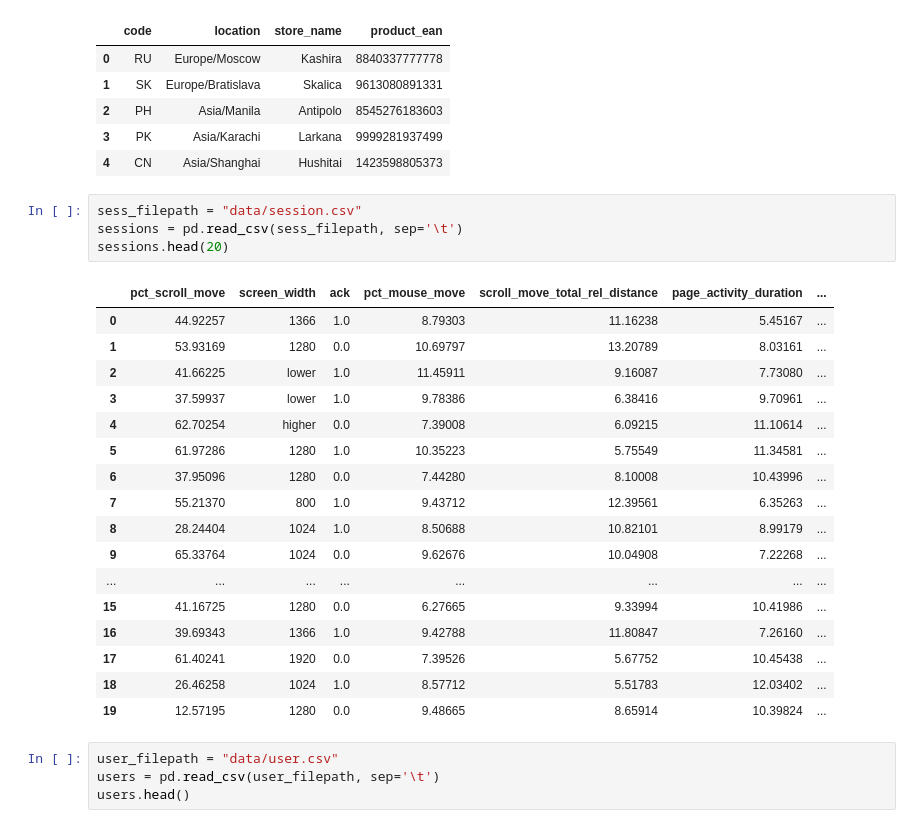
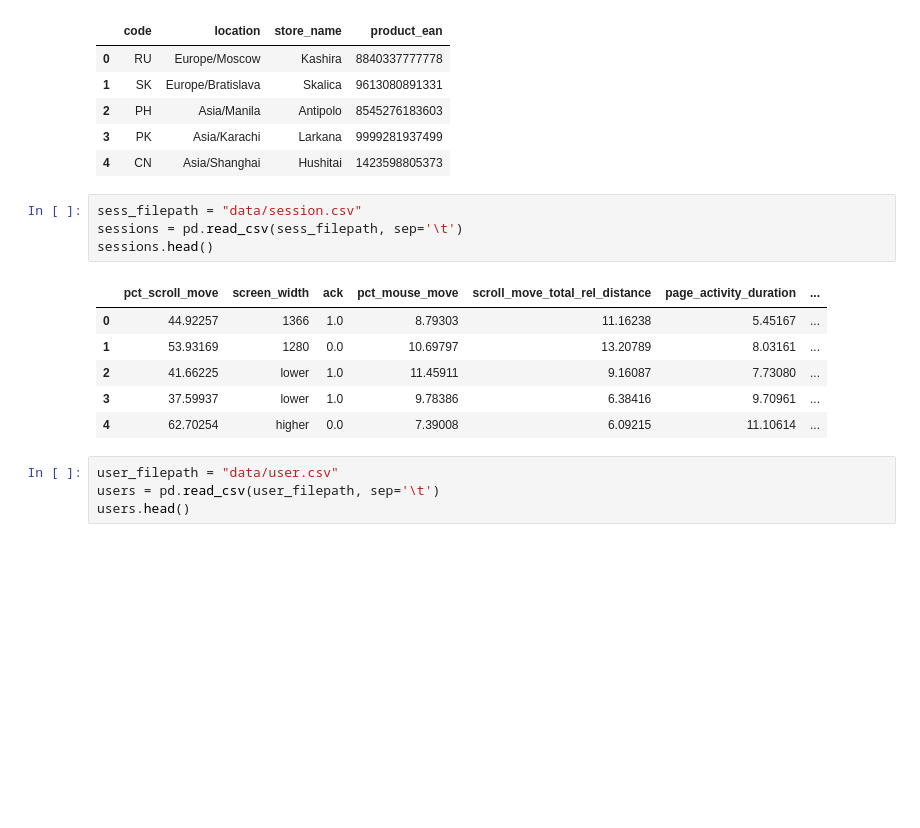
Before and after one commit to JakubGruber90/IAU_project, a Jupyter notebook: faza_1_new.ipynb, the cells around one changed output. Cells and saved outputs as stored; diff of their text form; blank space fills up the shorter version.

```diff
--- a/faza_1_new.ipynb
+++ b/faza_1_new.ipynb
@@ -33,25 +33,14 @@ products.head()
 # %%
 sess_filepath = "data/session.csv"
 sessions = pd.read_csv(sess_filepath, sep='\t')
-sessions.head(20)
+sessions.head()
 # %% [output]
 |  | pct_scroll_move | screen_width | ack | pct_mouse_move | scroll_move_total_rel_distance | page_activity_duration | ... |
 | 0 | 44.92257 | 1366 | 1.0 | 8.79303 | 11.16238 | 5.45167 | ... |
 | 1 | 53.93169 | 1280 | 0.0 | 10.69797 | 13.20789 | 8.03161 | ... |
 | 2 | 41.66225 | lower | 1.0 | 11.45911 | 9.16087 | 7.73080 | ... |
 | 3 | 37.59937 | lower | 1.0 | 9.78386 | 6.38416 | 9.70961 | ... |
 | 4 | 62.70254 | higher | 0.0 | 7.39008 | 6.09215 | 11.10614 | ... |
-| 5 | 61.97286 | 1280 | 1.0 | 10.35223 | 5.75549 | 11.34581 | ... |
-| 6 | 37.95096 | 1280 | 0.0 | 7.44280 | 8.10008 | 10.43996 | ... |
-| 7 | 55.21370 | 800 | 1.0 | 9.43712 | 12.39561 | 6.35263 | ... |
-| 8 | 28.24404 | 1024 | 1.0 | 8.50688 | 10.82101 | 8.99179 | ... |
-| 9 | 65.33764 | 1024 | 0.0 | 9.62676 | 10.04908 | 7.22268 | ... |
-| ... | ... | ... | ... | ... | ... | ... | ... |
-| 15 | 41.16725 | 1280 | 0.0 | 6.27665 | 9.33994 | 10.41986 | ... |
-| 16 | 39.69343 | 1366 | 1.0 | 9.42788 | 11.80847 | 7.26160 | ... |
-| 17 | 61.40241 | 1920 | 0.0 | 7.39526 | 5.67752 | 10.45438 | ... |
-| 18 | 26.46258 | 1024 | 1.0 | 8.57712 | 5.51783 | 12.03402 | ... |
-| 19 | 12.57195 | 1280 | 0.0 | 9.48665 | 8.65914 | 10.39824 | ... |
 # %%
 user_filepath = "data/user.csv"
 users = pd.read_csv(user_filepath, sep='\t')
```
Also changed, not shown: parts of 27 cells of this notebook.
